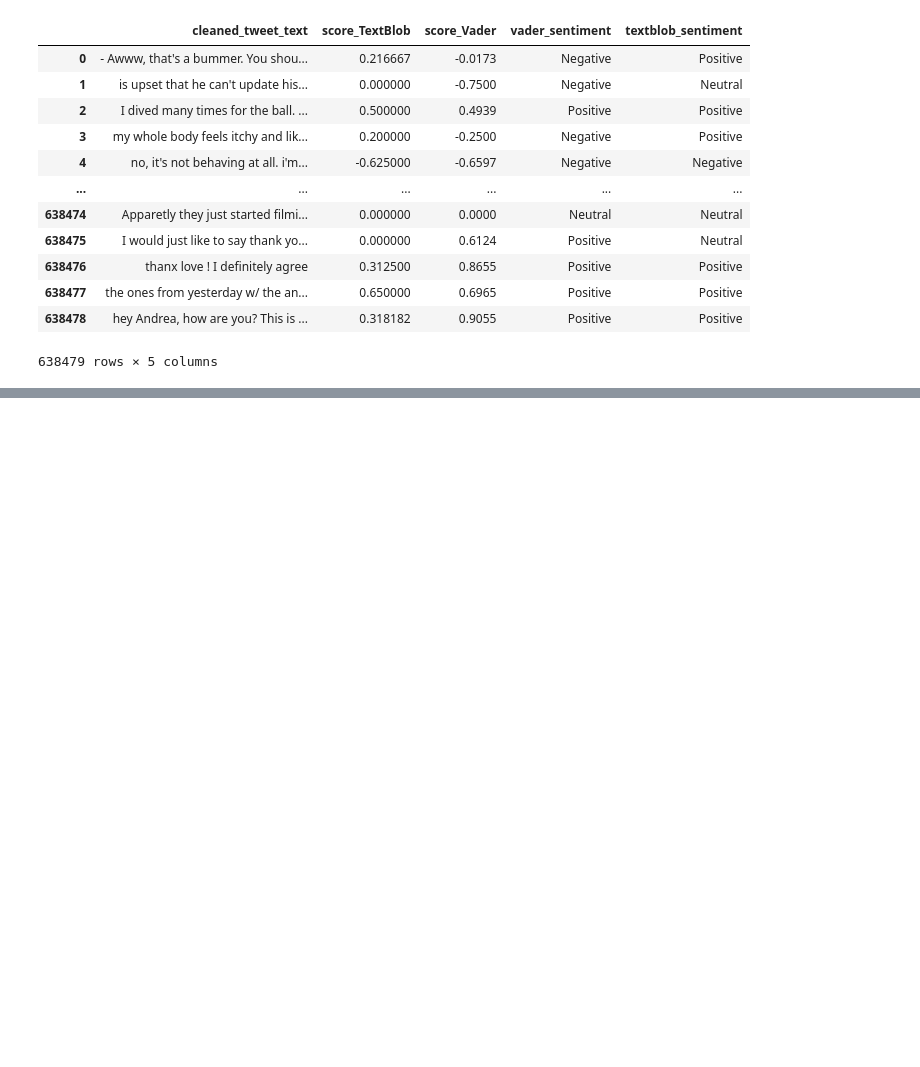
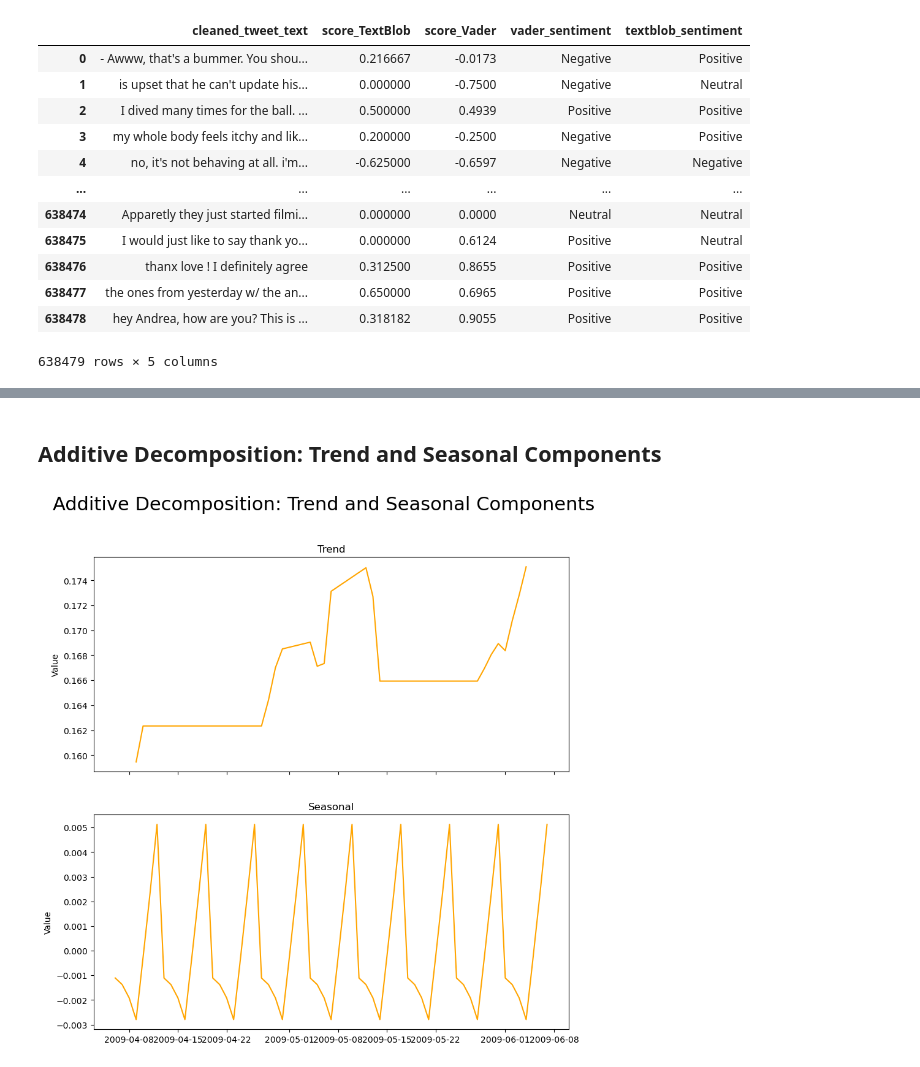
Before and after one commit to 2014222-student-cct-ie/2024--Semester-2--CA2, a Jupyter notebook: Part 2- 2014222 - Semester 2 CA-02 -May 2024-.ipynb, the cells around one changed output, grey strips where cells are left out. Drawn from its saved outputs; the diff is of its cells as text; code cells hidden in the pictures; blank space fills up the shorter version.

```diff
--- a/Part 2- 2014222 - Semester 2 CA-02 -May 2024-.ipynb
+++ b/Part 2- 2014222 - Semester 2 CA-02 -May 2024-.ipynb
@@ -378,0 +495,35 @@ tweets_dataset.to_csv('sentiment_score_and_labeled_tweets.csv', index=False)
+# %% [markdown]
+## Additive Decomposition: Trend and Seasonal Components
+# %%
+# Drop the "month" and "day" columns if they exist
+if 'month' in tweets_dataset.columns and 'day' in tweets_dataset.columns:
+    tweets_dataset.drop(["month", "day"], axis=1, inplace=True)
+
+# Ensure the dataset is indexed by date for time series analysis
+tweets_dataset['date_timestamp'] = pd.to_datetime(tweets_dataset['date_timestamp'])
+tweets_dataset.set_index('date_timestamp', inplace=True)
+
+# Resample data if necessary (e.g., daily mean)
+daily_data = tweets_dataset['vader_score'].resample('D').mean().fillna(method='ffill')
+
+# Perform Additive Decomposition
+result_add = seasonal_decompose(daily_data, model='additive')
+
+# Plot only the trend and seasonal components with orange color
+plt.rcParams.update({'figure.figsize': (10, 10)})
+fig, (ax1, ax2) = plt.subplots(2, 1, sharex=True)
+
+# Plot trend component
+ax1.plot(result_add.trend, color='orange')
+ax1.set_title('Trend')
+ax1.set_ylabel('Value')
+
+# Plot seasonal component
+ax2.plot(result_add.seasonal, color='orange')
+ax2.set_title('Seasonal')
+ax2.set_ylabel('Value')
+
+plt.suptitle('Additive Decomposition: Trend and Seasonal Components', fontsize=22)
+plt.show()
+# %% [output]
+[figure, added]
```
Also changed, not shown: parts of 43 cells of this notebook.
